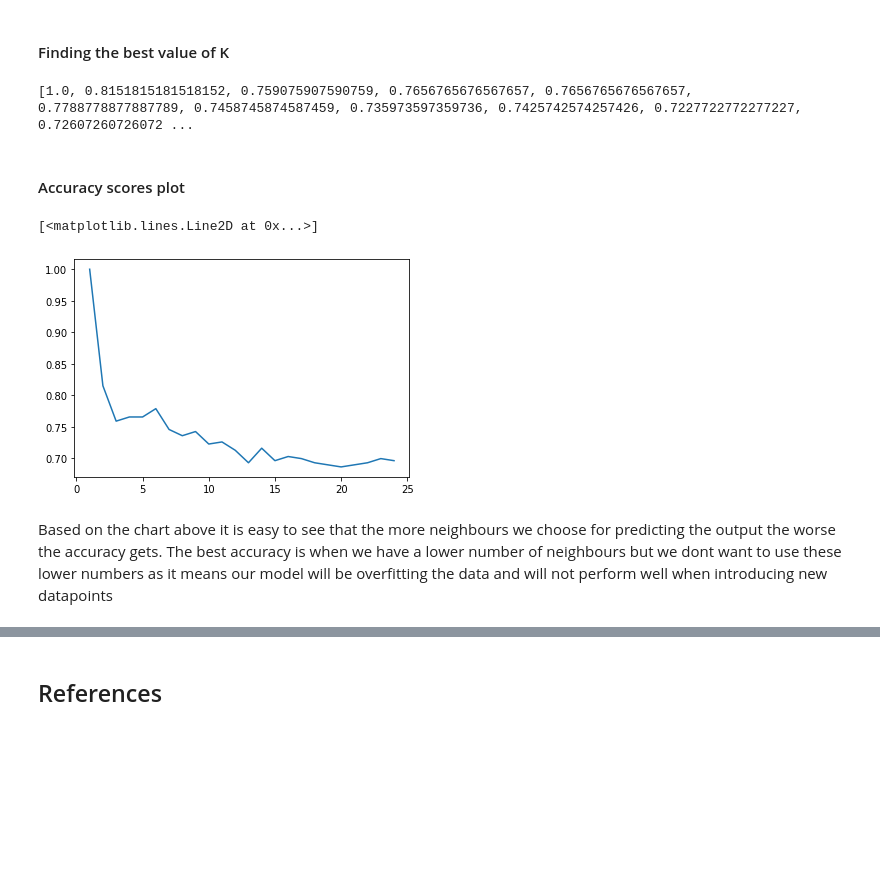
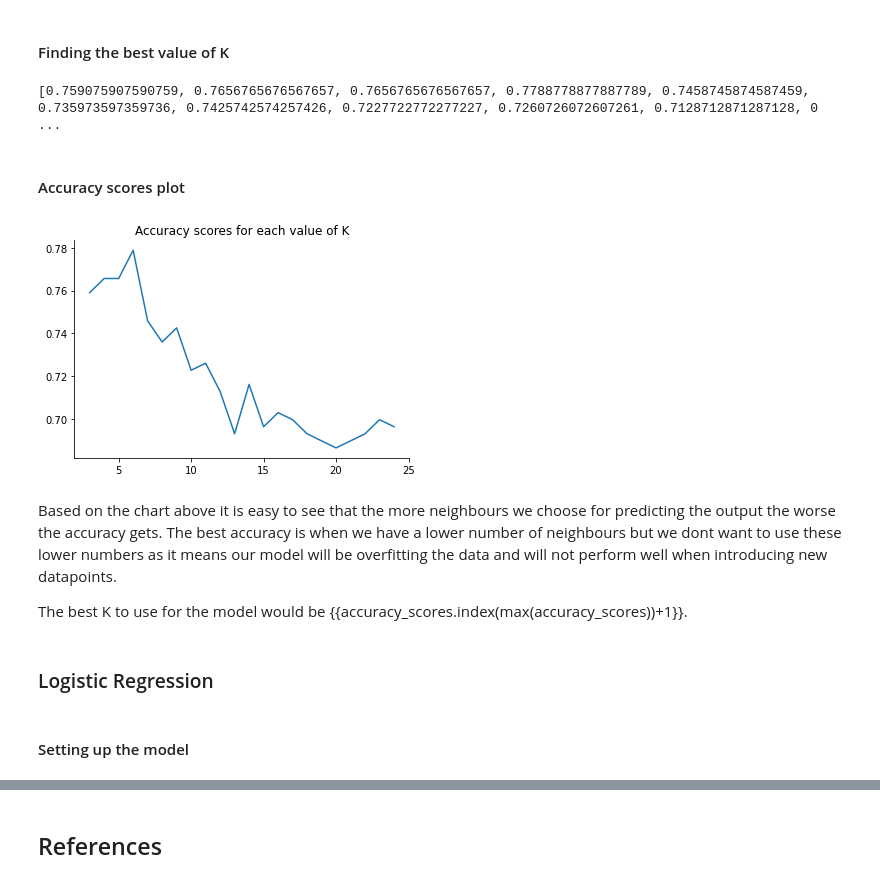
Before and after one commit to viswambaran/DataDrivenAnalytics, a Jupyter notebook: HeartAttackPredictor/HeartAttackPredictionModel.ipynb, the cells around one changed output, grey strips where cells are left out. Cells and saved outputs as stored; diff of their text form; code cells hidden in the pictures; blank space fills up the shorter version.

Commit message:
Added in Logistic Regression and evaluation sections

```diff
--- a/HeartAttackPredictor/HeartAttackPredictionModel.ipynb
+++ b/HeartAttackPredictor/HeartAttackPredictionModel.ipynb
@@ -454,7 +457,7 @@ To illustrate the inaccuracy issue with the KNN model above we can see that the
 # %% [markdown]
 #### Finding the best value of K
 # %%
-k_range = range(1, 25)
+k_range = range(3, 25)
 
 accuracy_scores = []
 
@@ -465,15 +468,27 @@ for k in k_range:
     accuracy = metrics.accuracy_score(y, y_pred)
     accuracy_scores.append(accuracy)
 
+
+
 print(accuracy_scores)
 # %% [output]
-[1.0, 0.8151815181518152, 0.759075907590759, 0.7656765676567657, 0.7656765676567657, 0.7788778877887789, 0.7458745874587459, 0.735973597359736, 0.7425742574257426, 0.7227722772277227, 0.72607260726072 ...
+[0.759075907590759, 0.7656765676567657, 0.7656765676567657, 0.7788778877887789, 0.7458745874587459, 0.735973597359736, 0.7425742574257426, 0.7227722772277227, 0.7260726072607261, 0.7128712871287128, 0 ...
 # %% [markdown]
 #### Accuracy scores plot
 # %%
-plt.plot(k_range, accuracy_scores)
+
+
+sns.lineplot(k_range, accuracy_scores).set(title="Accuracy scores for each value of K")
+sns.despine(top=True, right=True)
+
+#print(accuracy_scores.index(max(accuracy_scores))+1)
 # %% [output]
-[<matplotlib.lines.Line2D at 0x...>]
-[figure, old version]
+[figure, new version]
 # %% [markdown]
-Based on the chart above it is easy to see that the more neighbours we choose for predicting the output the worse the accuracy gets. The best accuracy is when we have a lower number of neighbours but we dont want to use these lower numbers as it means our model will be overfitting the data and will not perform well when introducing new datapoints
+Based on the chart above it is easy to see that the more neighbours we choose for predicting the output the worse the accuracy gets. The best accuracy is when we have a lower number of neighbours but we dont want to use these lower numbers as it means our model will be overfitting the data and will not perform well when introducing new datapoints.
+
+The best K to use for the model would be {{accuracy_scores.index(max(accuracy_scores))+1}}.
+# %% [markdown]
+### Logistic Regression
+# %% [markdown]
+#### Setting up the model
```
Also changed, not shown: parts of 11 cells of this notebook.
